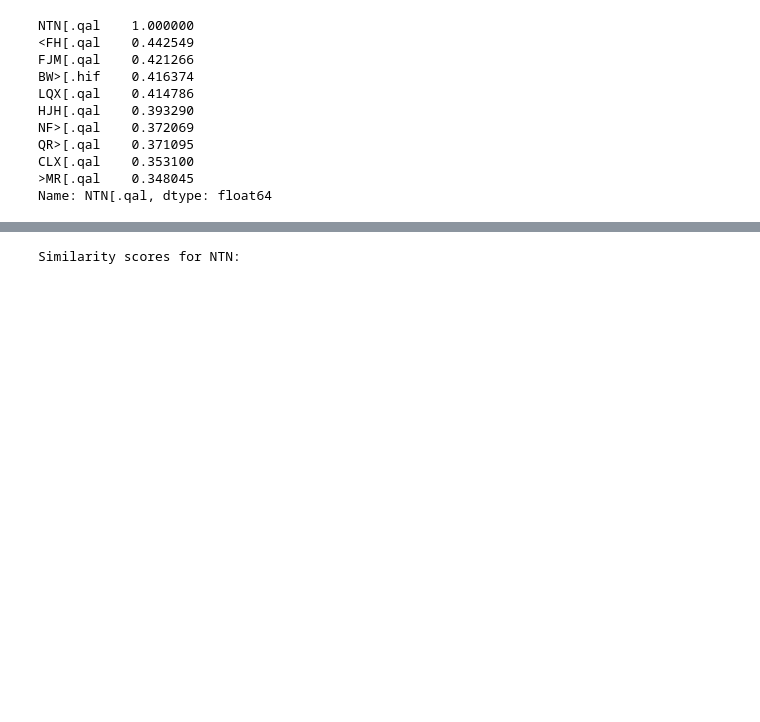
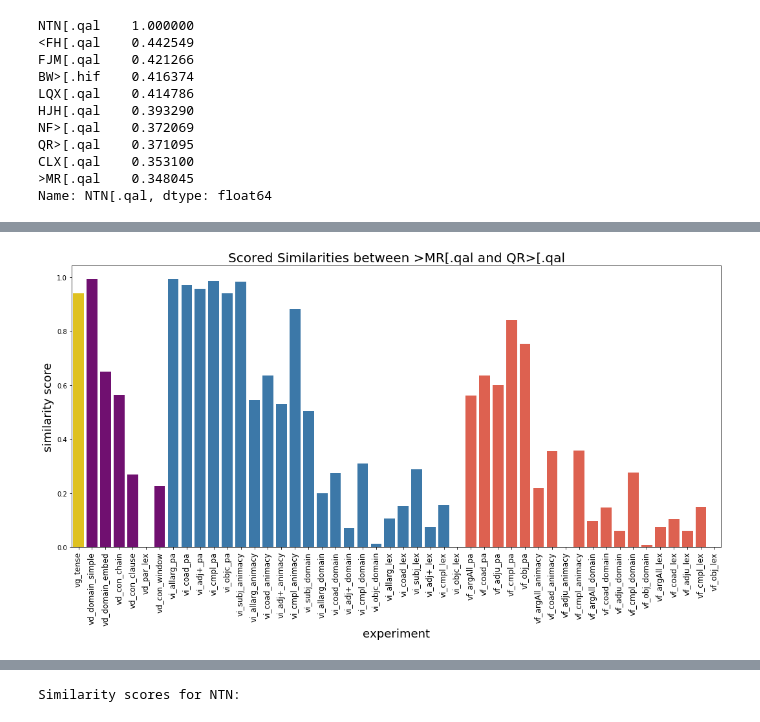
Before and after one commit to codykingham/verb_semantics, a Jupyter notebook: first_analysis.ipynb, the cells around one changed output, grey strips where cells are left out. Cells and saved outputs as stored; diff of their text form; code cells hidden in the pictures; blank space fills up the shorter version.

```diff
--- a/first_analysis.ipynb
+++ b/first_analysis.ipynb
@@ -368,18 +371,18 @@ vd_con_window
 '''.strip().split('\n')
 
 verb_inventories = '''
-vi_subj_animacy
-vi_subj_domain
 vi_allarg_pa
 vi_coad_pa
 vi_adj+_pa
 vi_cmpl_pa
 vi_objc_pa
+vi_subj_animacy
 vi_allarg_animacy
 vi_coad_animacy
 vi_adj+_animacy
 vi_cmpl_animacy
 vi_objc_animacy
+vi_subj_domain
 vi_allarg_domain
 vi_coad_domain
 vi_adj+_domain
@@ -423,14 +426,10 @@ color2experiment = (('gold', verb_grammar),
                     (sns.color_palette(palette='Reds')[3], verb_frames))
 
 # make ordered tuple of colors
-expcolors = tuple(color for color, exp_list in color2experiment # make tuple of colors
+expcolors = tuple((exp, color) for color, exp_list in color2experiment # make tuple of colors
                         for exp in exp_list)
-
-# ordered tuple of experiments
-exporder = tuple(exp for color, exp_list in color2experiment
-                    for exp in exp_list)
 # %%
-def get_sim_experiments(lex1, lex2, order=exporder, colors=expcolors, show=True, returnData=True):
+def get_sim_experiments(lex1, lex2, expcolors=expcolors, show=True, returnData=True):
     '''
     Exports a barchart that illustrates the leveldi
     of similarity between two lexemes per all experiments
@@ -442,17 +441,18 @@ def get_sim_experiments(lex1, lex2, order=exporder, colors=expcolors, show=True,
     # gather rated similarities between the two terms for every provided experiment
     for sp_name, space in spaces.items():
 
-        if not {lex1, lex2} & set(space.sim_pmi_nogloss.columns): # ensure both terms are in the space
+        if lex1 not in set(space.sim_pmi_nogloss.columns) or lex2 not in set(space.sim_pmi_nogloss.columns): # ensure both terms are in the space
             continue
 
         sims[sp_name] = space.sim_pmi_nogloss[lex1][lex2] # get similarity
 
-    sims_ordered = collections.OrderedDict((exp, sims[exp]) for exp in order if exp in sims) # customized order
+    sims_ordered = collections.OrderedDict((exp[0], sims[exp[0]]) for exp in expcolors if exp[0] in sims) # customized order
     sims = pd.DataFrame(list(sims_ordered.items())) # drop into Dataframe
     sims.columns = ['experiment', 'score'] # set col names
 
     if show:
         # plot:
+        colors = tuple(expcol[1] for expcol in expcolors if expcol[0] in sims['experiment'].values)
         plt.figure(figsize=(18, 8))
         sns.barplot(sims['experiment'], sims['score'], palette=colors, orient='v')
         plt.xticks(rotation='vertical', fontsize=12)
@@ -499,0 +550,4 @@ Here we look at four verbs that have come to our attention: היה, שׂים, ל
+# %%
+say_call = get_sim_experiments('>MR[.qal', 'QR>[.qal')
+# %% [output]
+[figure, added]
```
Also changed, not shown: parts of 50 cells of this notebook.
